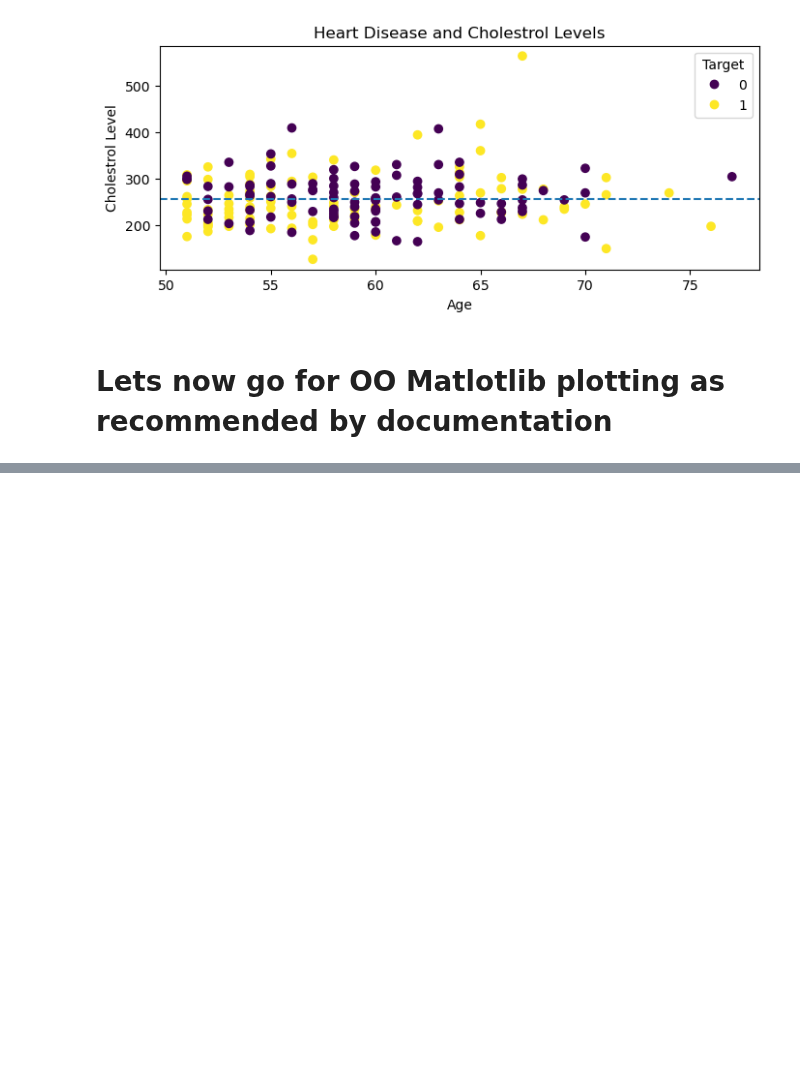
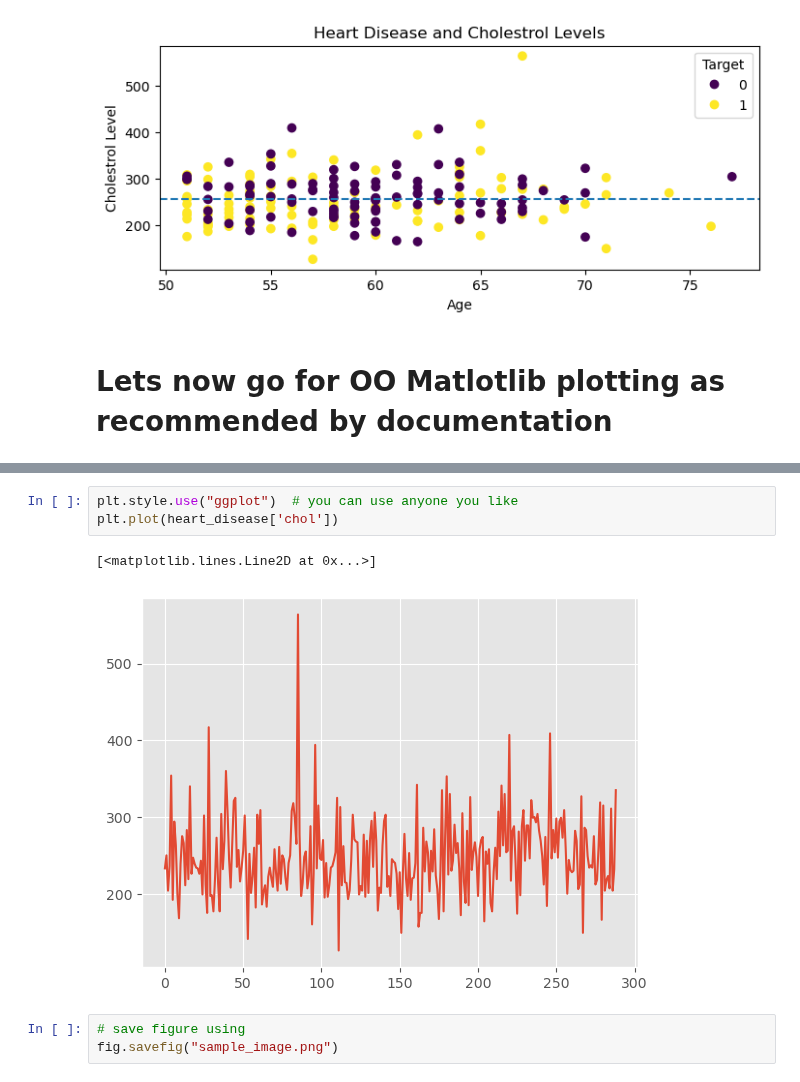
Before and after one commit to FairozAhmadSheikh/Machine_and_Deep_Learning_Basic_To_Advance, a Jupyter notebook: revision_matplotlib.ipynb, the cells around one changed output, grey strips where cells are left out. Drawn from its saved outputs; the diff is of its cells as text; blank space fills up the shorter version.

```diff
--- a/revision_matplotlib.ipynb
+++ b/revision_matplotlib.ipynb
@@ -423,0 +454,9 @@ Text(0.5, 0.98, '')
+# %%
+plt.style.use("ggplot")  # you can use anyone you like
+plt.plot(heart_disease['chol'])
+# %% [output]
+[<matplotlib.lines.Line2D at 0x...>]
+[figure, added]
+# %%
+# save figure using
+fig.savefig("sample_image.png")
```
Also changed, not shown: parts of 4 cells of this notebook.
